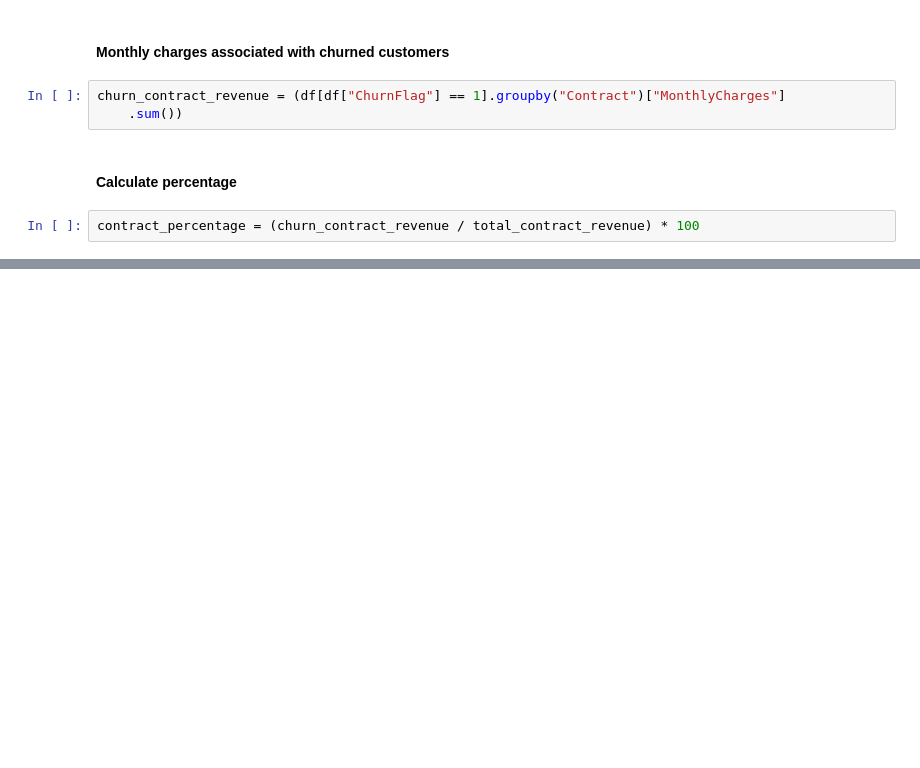
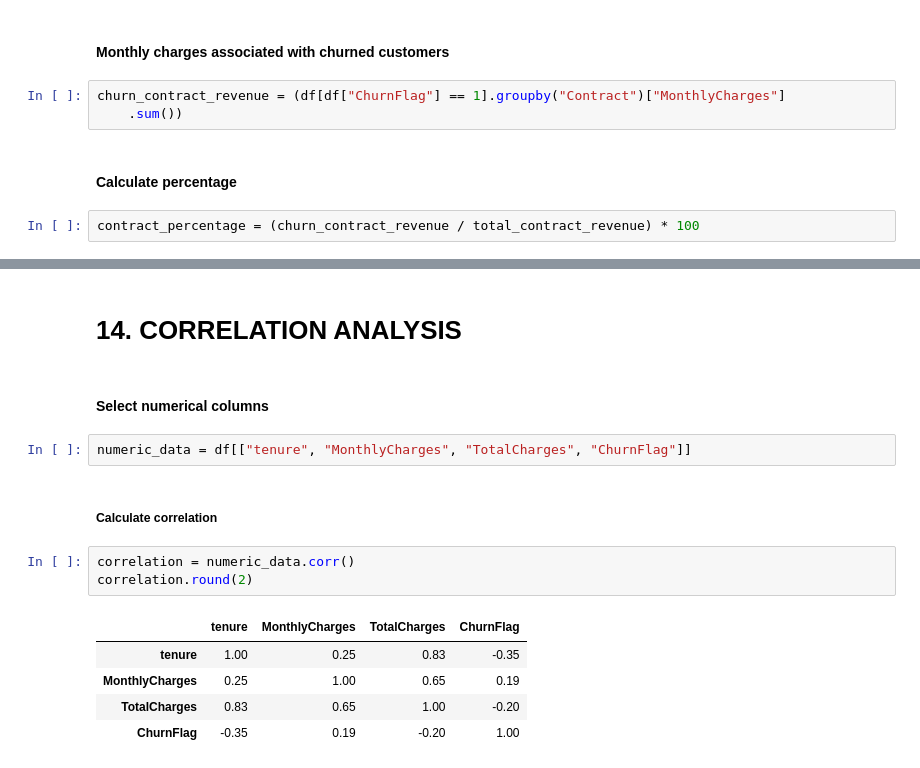
Before and after one commit to ABHINDEV01/ChurnShield-AI, a Jupyter notebook: note book/EDA.ipynb, the cells around one changed output, grey strips where cells are left out. Saved outputs shown, nothing was run; the diff lists cells and outputs as text; blank space fills up the shorter version.

```diff
--- a/note book/EDA.ipynb
+++ b/note book/EDA.ipynb
@@ -513,0 +565,17 @@ contract_percentage = (churn_contract_revenue / total_contract_revenue) * 100
+# %% [markdown]
+# 14. CORRELATION ANALYSIS
+# %% [markdown]
+#### Select numerical columns
+# %%
+numeric_data = df[["tenure", "MonthlyCharges", "TotalCharges", "ChurnFlag"]]
+# %% [markdown]
+##### Calculate correlation
+# %%
+correlation = numeric_data.corr()
+correlation.round(2)
+# %% [output]
+|  | tenure | MonthlyCharges | TotalCharges | ChurnFlag |
+| tenure | 1.00 | 0.25 | 0.83 | -0.35 |
+| MonthlyCharges | 0.25 | 1.00 | 0.65 | 0.19 |
+| TotalCharges | 0.83 | 0.65 | 1.00 | -0.20 |
+| ChurnFlag | -0.35 | 0.19 | -0.20 | 1.00 |
```
Also changed, not shown: parts of 30 cells of this notebook, 2 other files.
